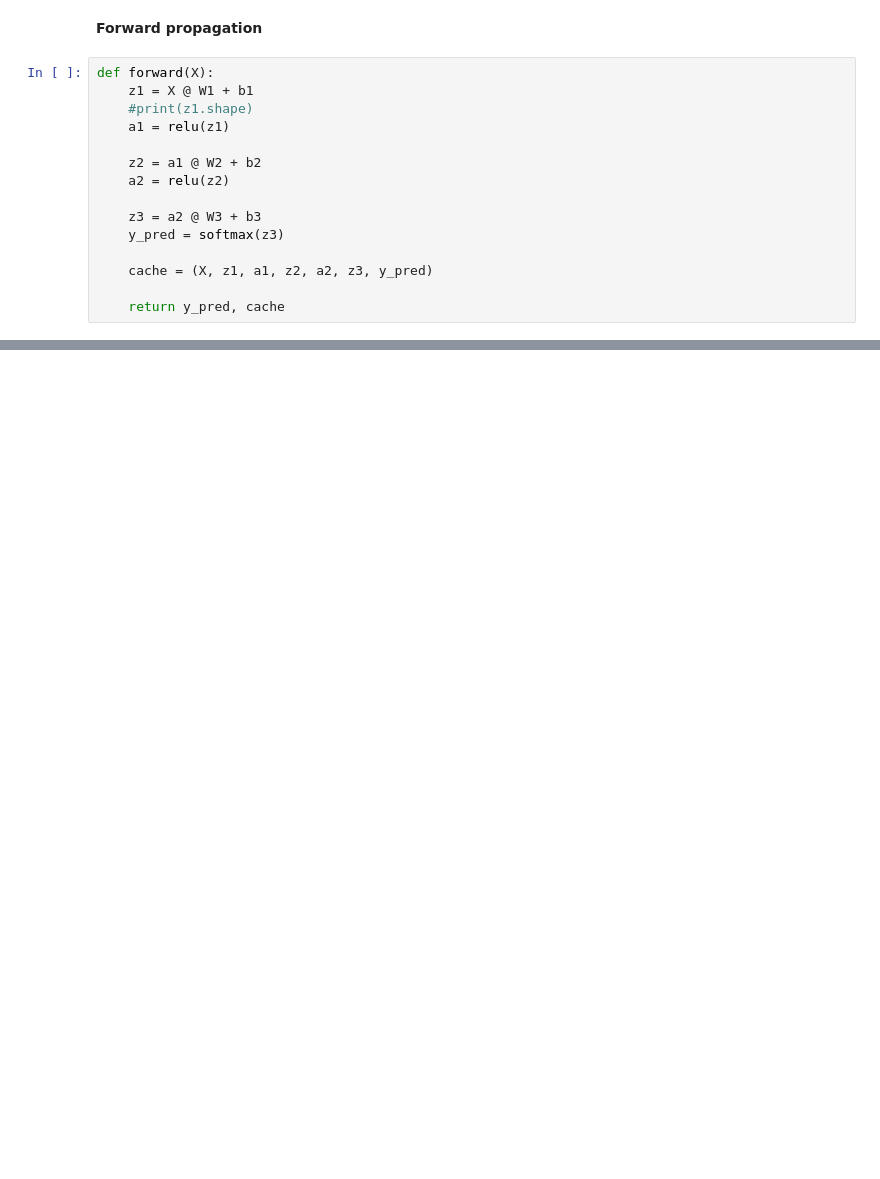
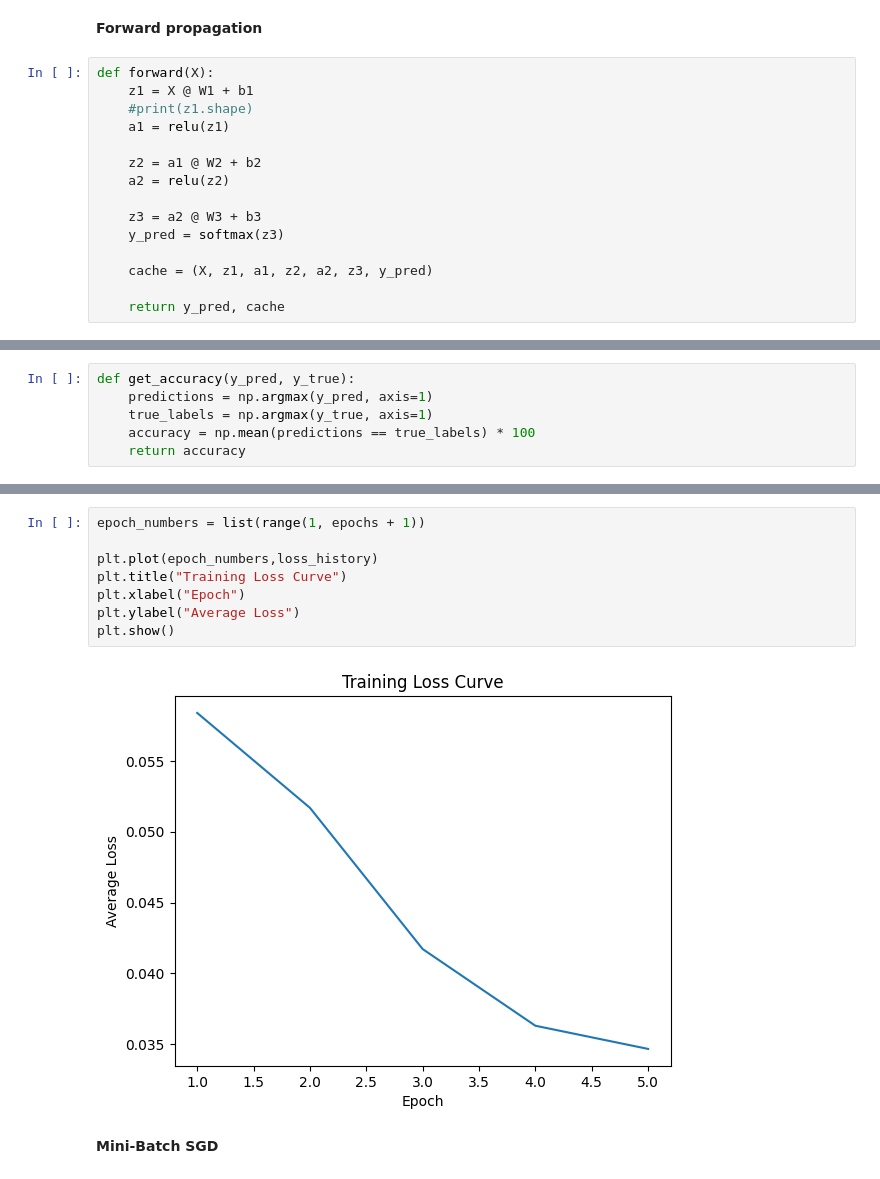
Before and after one commit to madhankumar003/HTIC_Practice_codes, a Jupyter notebook: MLP_implementation.ipynb, the cells around one changed output, grey strips where cells are left out. Drawn from its saved outputs; the diff is of its cells as text; blank space fills up the shorter version.

```diff
--- a/MLP_implementation.ipynb
+++ b/MLP_implementation.ipynb
@@ -129,3 +140,9 @@ def backward(y_true, cache):
     db1 = np.sum(dz1, axis=0, keepdims=True)
 
     return dW1, db1, dW2, db2, dW3, db3
+# %%
+def get_accuracy(y_pred, y_true):
+    predictions = np.argmax(y_pred, axis=1)
+    true_labels = np.argmax(y_true, axis=1)
+    accuracy = np.mean(predictions == true_labels) * 100
+    return accuracy
@@ -132,3 +214,15 @@ def backward(y_true, cache):
+# %%
+epoch_numbers = list(range(1, epochs + 1))
+
+plt.plot(epoch_numbers,loss_history)
+plt.title("Training Loss Curve")
+plt.xlabel("Epoch")
+plt.ylabel("Average Loss")
+plt.show()
+# %% [output]
+[figure, added]
+# %% [markdown]
+**Mini-Batch SGD**
 # %%
 epochs = 10
 batch_size = 64
```
Also changed, not shown: parts of 34 cells of this notebook.
